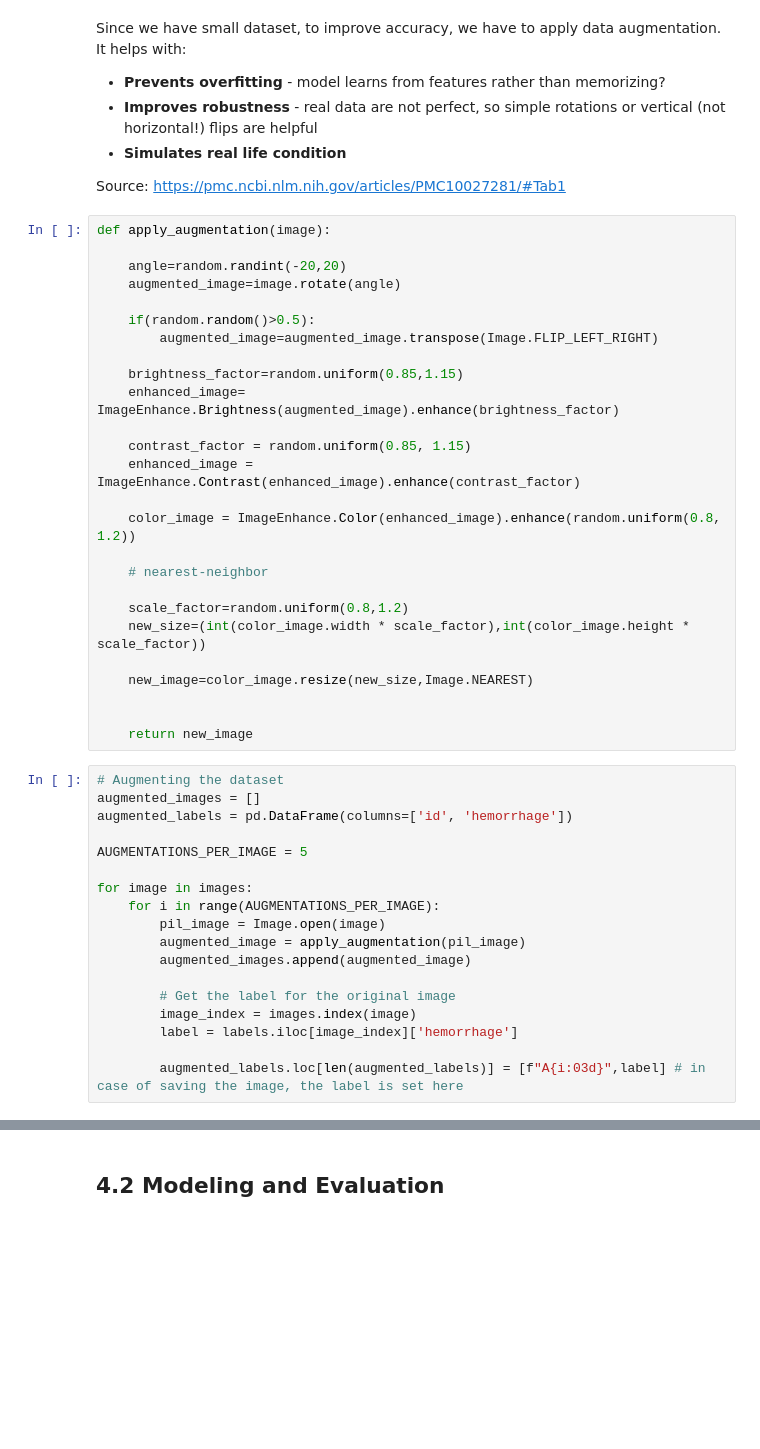
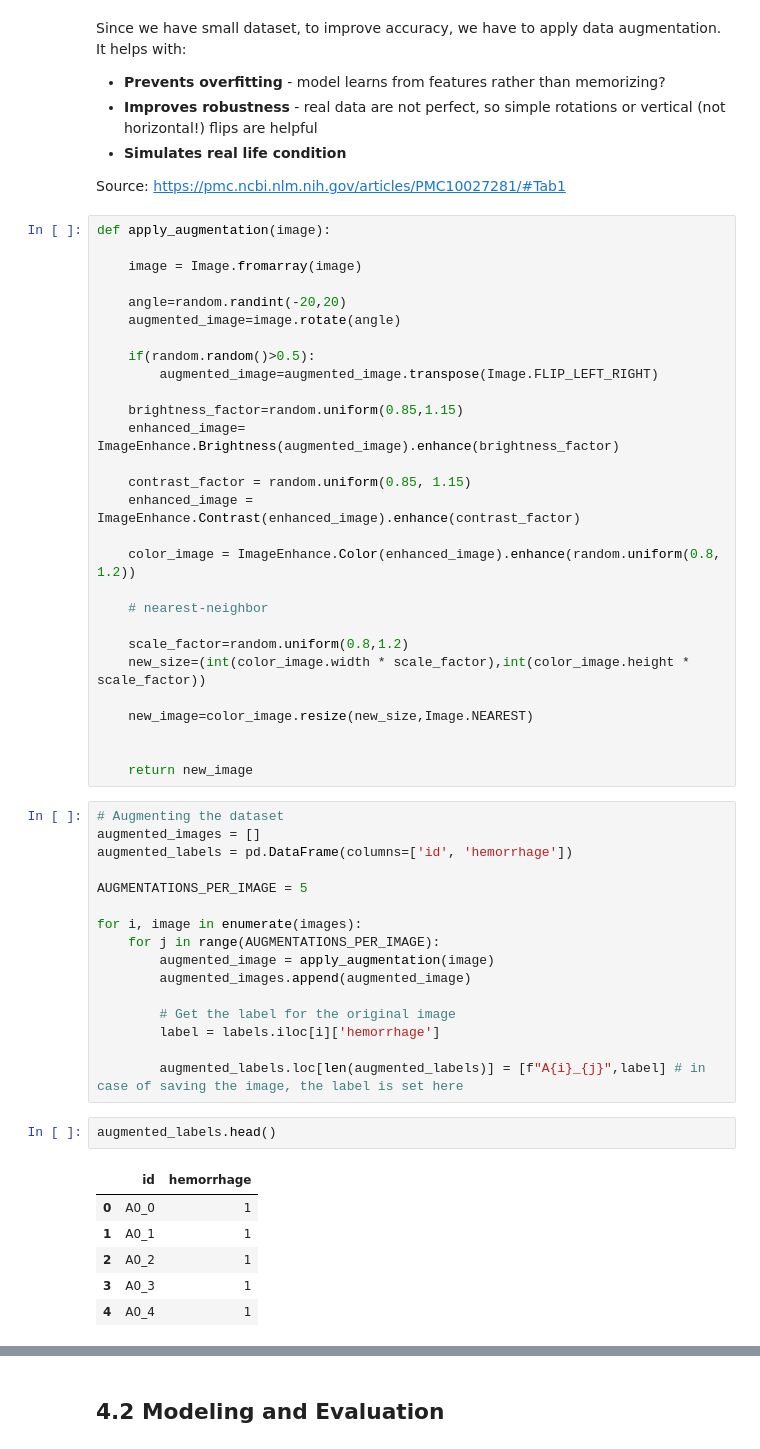
Before and after one commit to MarekVarecka/IAU-quest, a Jupyter notebook: main.ipynb, the cells around one changed output, grey strips where cells are left out. Cells and saved outputs as stored; diff of their text form; blank space fills up the shorter version.

```diff
--- a/main.ipynb
+++ b/main.ipynb
@@ -112,6 +118,8 @@ It helps with:
 Source: https://pmc.ncbi.nlm.nih.gov/articles/PMC10027281/#Tab1
 # %%
 def apply_augmentation(image):
+
+    image = Image.fromarray(image)
 
     angle=random.randint(-20,20)
     augmented_image=image.rotate(angle)
@@ -143,14 +151,21 @@ augmented_labels = pd.DataFrame(columns=['id', 'hemorrhage'])
 
 AUGMENTATIONS_PER_IMAGE = 5
 
-for image in images:
-    for i in range(AUGMENTATIONS_PER_IMAGE):
-        pil_image = Image.open(image)
-        augmented_image = apply_augmentation(pil_image)
+for i, image in enumerate(images):
+    for j in range(AUGMENTATIONS_PER_IMAGE):
+        augmented_image = apply_augmentation(image)
         augmented_images.append(augmented_image)
 
         # Get the label for the original image
-        image_index = images.index(image)
-        label = labels.iloc[image_index]['hemorrhage']
+        label = labels.iloc[i]['hemorrhage']
 
-        augmented_labels.loc[len(augmented_labels)] = [f"A{i:03d}",label] # in case of saving the image, the label is set here
+        augmented_labels.loc[len(augmented_labels)] = [f"A{i}_{j}",label] # in case of saving the image, the label is set here
+# %%
+augmented_labels.head()
+# %% [output]
+|  | id | hemorrhage |
+| 0 | A0_0 | 1 |
+| 1 | A0_1 | 1 |
+| 2 | A0_2 | 1 |
+| 3 | A0_3 | 1 |
+| 4 | A0_4 | 1 |
```
Also changed, not shown: parts of 40 cells of this notebook, 1 other file.
